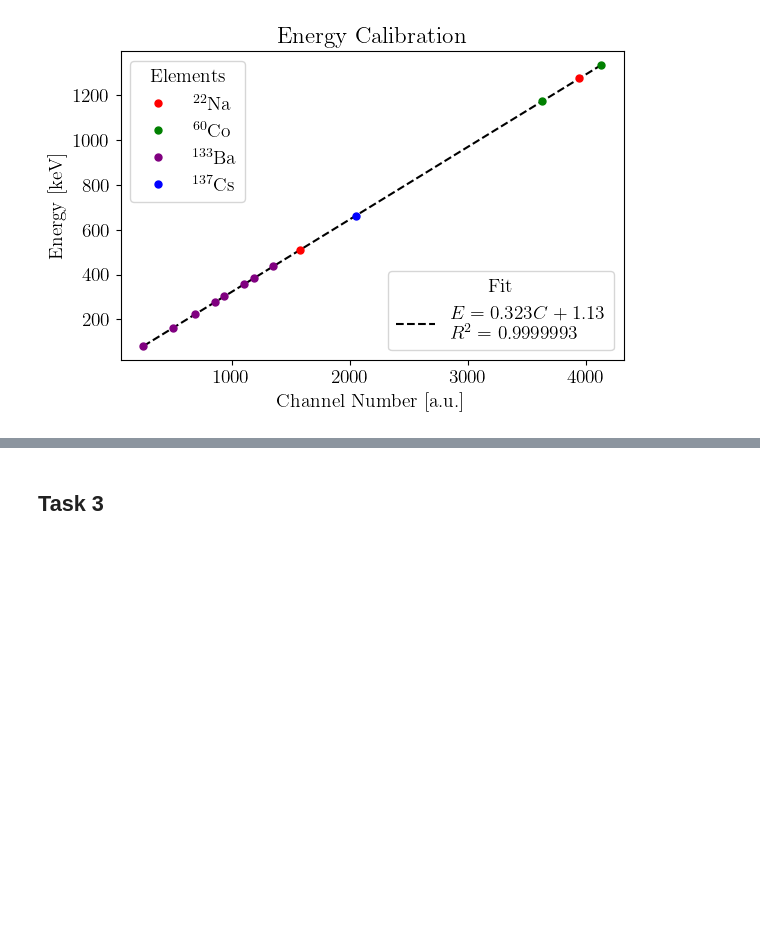
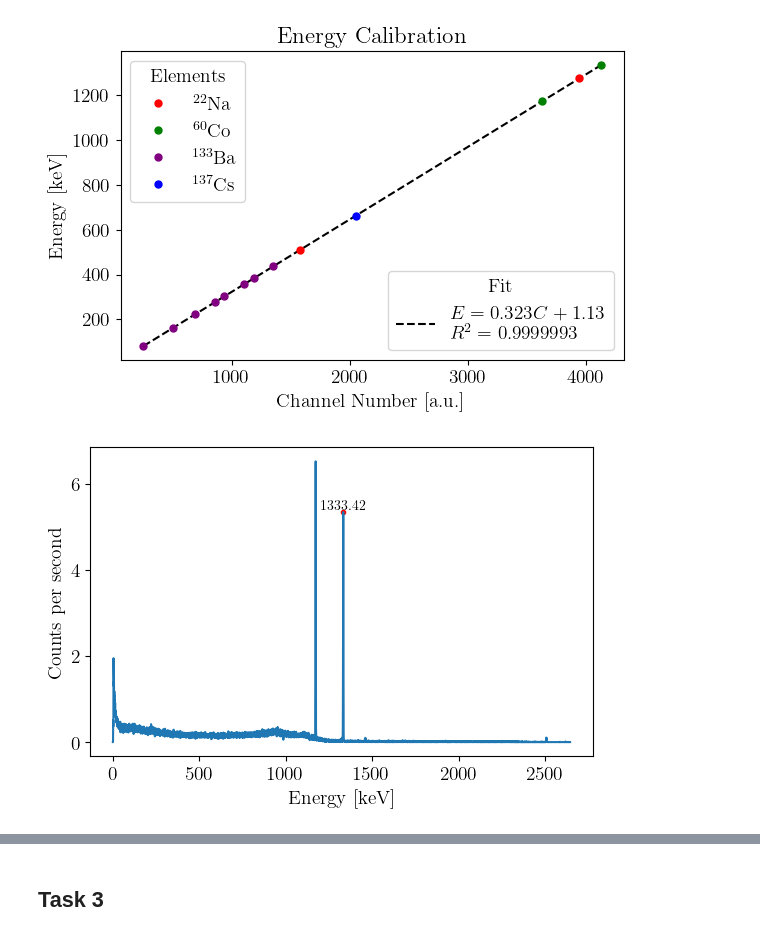
Before and after one commit to jamalghaith/advancedlabs, a Jupyter notebook: Gamma Spectroscopy/Analysis.ipynb, the cells around one changed output, grey strips where cells are left out. Saved outputs shown, nothing was run; the diff lists cells and outputs as text; code cells hidden in the pictures; blank space fills up the shorter version.

```diff
--- a/Gamma Spectroscopy/Analysis.ipynb
+++ b/Gamma Spectroscopy/Analysis.ipynb
@@ -307,3 +307,103 @@ fig.set_size_inches(set_size(469))
 plt.show()
 # %% [output]
 [figure]
+# %%
+import numpy as np
+import matplotlib.pyplot as plt
+from scipy.optimize import curve_fit
+from scipy.signal import find_peaks
+
+
+# Find energy resolution use Co60 peak
+# Load the data
+data = np.loadtxt('Task 2/Co60.TKA', skiprows=2)
+
+# divide by 180 to convert to count per second
+data = data / 180
+
+# calibrate x axis of data
+
+channel_numbers = np.arange(len(data))
+energy = linear_func(channel_numbers, *popt)
+
+# Find the peak
+peaks, _ = find_peaks(data, height=5)
+peaks = peaks[1:]
+
+# find the fwhm of the peak using a gaussian fit
+window = 20
+window_data = data[peaks[0] - window:peaks[0] + window]
+window_energy = energy[peaks[0] - window:peaks[0] + window]
+
+# Fit the gaussian
+gaus, _ = curve_fit(gaussian, window_energy, window_data, p0=[1, energy[peaks[0]], 10])
+
+# Calculate the FWHM
+FWHM = 2 * np.sqrt(2 * np.log(2)) * np.abs(gaus[2])
+
+# Calculate the energy resolution
+energy_resolution = FWHM / 1332.5
+
+# Generate a finer grid of window_energy values
+fine_window_energy = np.linspace(window_energy[0], window_energy[-1], 1000)
+
+# Compute the Gaussian fit values on the finer grid
+fine_gaussian_fit = gaussian(fine_window_energy, *gaus)
+
+# Plot the data and the fitted Gaussian
+plt.figure(figsize=set_size(469))
+
+# show peaks and their energy values
+plt.plot(energy, data)
+
+plt.scatter(energy[peaks], data[peaks], color='red', marker='.')
+for i, peak in enumerate(peaks):
+    plt.annotate(f'{energy[peak]:.2f}',
+                (energy[peak], data[peak]),
+                textcoords="offset points",
+                xytext=(0,2),
+                ha='center', fontsize=10)
+
+
+
+plt.xlabel('Energy [keV]')
+plt.ylabel('Counts per second')
+
+
+plt.show()
+# plot window around peak and show FWHM and maximum count rate in legend
+plt.figure(figsize=set_size(469))
+plt.scatter(window_energy, window_data,  marker='.', label=f'Max Count Rate = {window_data.max()} Counts/s')
+plt.plot(fine_window_energy, fine_gaussian_fit, label=f'FWHM: {FWHM:.2f} keV', color='black')
+
+
+plt.xlabel('Energy [keV]')
+plt.ylabel('Count Rate [Counts/s]')
+plt.legend(loc = 'lower right')
+plt.show()
+
+print('Energy Resolution:', energy_resolution)
+
+# Plot data in energy range 1040 to 1096 keV, and find average count rate in that range
+# Find the indices corresponding to the energy range
+energy_range_indices = np.where((energy >= 1040) & (energy <= 1096))
+
+# Extract the data in the energy range
+energy_range_data = data[energy_range_indices]
+
+# Calculate the average count rate in the energy range
+average_count_rate = energy_range_data.mean()
+
+# Plot the data in the energy range
+plt.figure(figsize=set_size(469))
+
+plt.plot(energy[energy_range_indices], energy_range_data, label=f'Average Count Rate = {average_count_rate:.3f} Counts/s')
+plt.xlabel('Energy [keV]')
+plt.ylabel('Counts per second')
+plt.legend()
+plt.show()
+
+print('Average Count Rate:', average_count_rate)
+print('Peak-to-Compton Ratio:', window_data.max() / average_count_rate)
+# %% [output]
+[figure, added]
```
Also changed, not shown: parts of 2 cells of this notebook, 32 other files.
